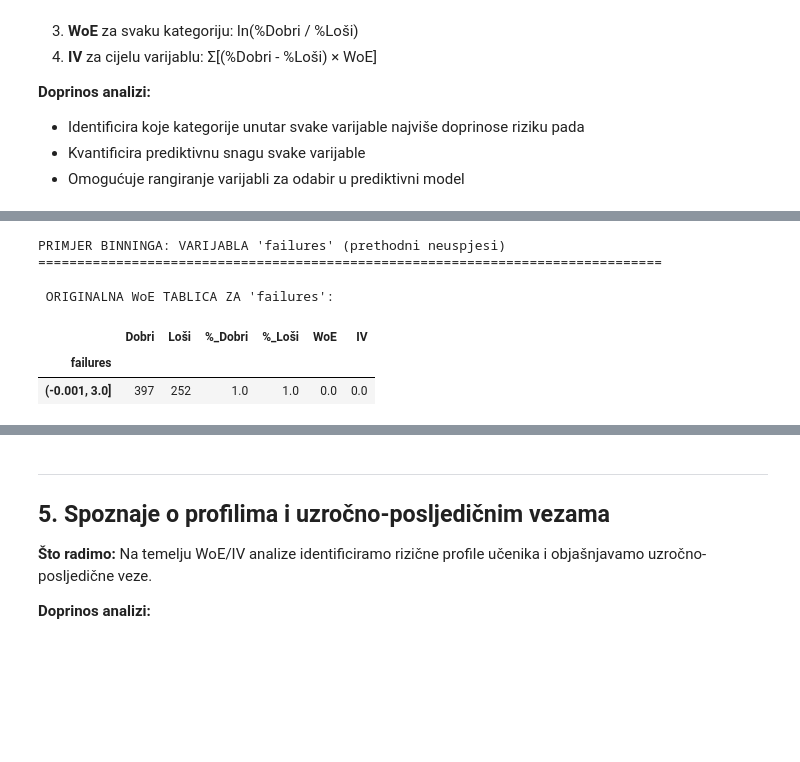
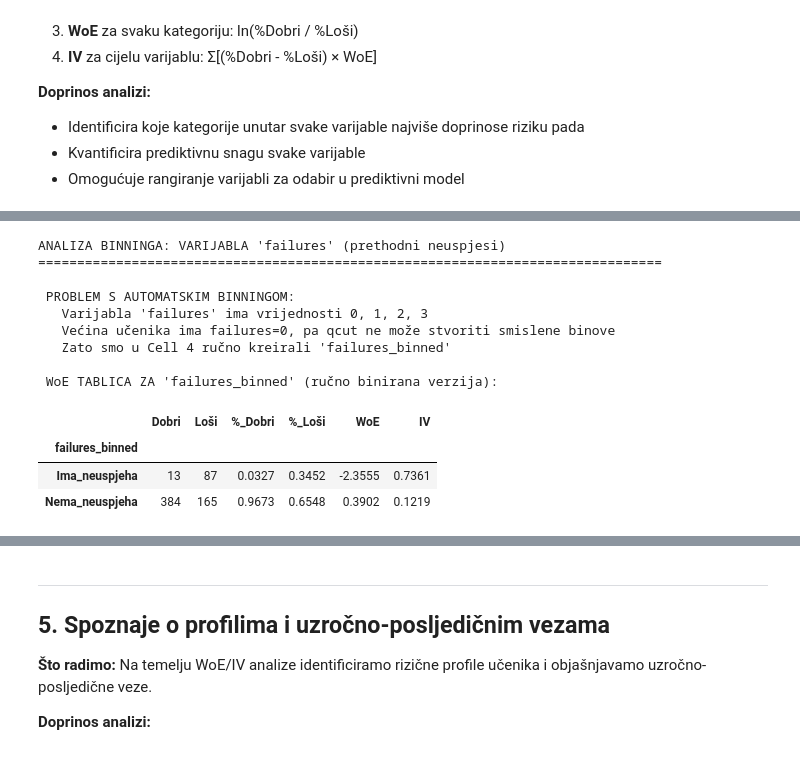
Before and after one commit to MDBossss/nosql, a Jupyter notebook: drugi/z3.ipynb, the cells around one changed output, grey strips where cells are left out. Drawn from its saved outputs; the diff is of its cells as text; code cells hidden in the pictures; blank space fills up the shorter version.

```diff
--- a/drugi/z3.ipynb
+++ b/drugi/z3.ipynb
@@ -410,51 +423,55 @@ DETALJNE WoE TABLICE ZA TOP 5 VARIJABLI
 - Bolji "signal-to-noise" ratio u varijablama
 # %%
 # Primjer binninga za varijablu 'failures' (prethodni neuspjesi)
-# Ova varijabla ima vrijednosti 0, 1, 2, 3 - grupiramo ih prema sličnim WoE vrijednostima
+# NAPOMENA: Ručni binning za 'failures' je već napravljen u Cell 4 kao 'failures_binned'
+# jer automatski qcut ne radi dobro za varijable s većinom jedne vrijednosti
 
-print("PRIMJER BINNINGA: VARIJABLA 'failures' (prethodni neuspjesi)")
+print("ANALIZA BINNINGA: VARIJABLA 'failures' (prethodni neuspjesi)")
 print("="*80)
 
-# Originalna WoE tablica za failures
-print("\n ORIGINALNA WoE TABLICA ZA 'failures':")
-if 'failures' in woe_tables:
-    display(woe_tables['failures'].round(4))
+print("\n PROBLEM S AUTOMATSKIM BINNINGOM:")
+print("   Varijabla 'failures' ima vrijednosti 0, 1, 2, 3")
+print("   Većina učenika ima failures=0, pa qcut ne može stvoriti smislene binove")
+print("   Zato smo u Cell 4 ručno kreirali 'failures_binned'\n")
+
+# WoE tablica za biniranu verziju (već izračunata u glavnoj petlji)
+print(" WoE TABLICA ZA 'failures_binned' (ručno binirana verzija):")
+if 'failures_binned' in woe_tables:
+    display(woe_tables['failures_binned'].round(4))
+    binned_iv = iv_df[iv_df['Varijabla'] == 'failures_binned']['IV'].values[0]
 else:
-    # Izračunaj ponovo ako nije u tablici
-    woe_df_failures, iv_failures = calculate_woe_iv(df, 'failures', 'target_G1', bins=4)
-    display(woe_df_failures.round(4))
+    # Ako nije u tablici, izračunaj
+    woe_grouped, binned_iv = calculate_woe_iv(df, 'failures_binned', 'target_G1')
+    display(woe_grouped.round(4))
 
-# Kreiraj nove grupe na temelju WoE analize
-# Logika: failures=0 ima pozitivan WoE (niži rizik), failures>=1 ima negativan WoE (viši rizik)
-print("\n ANALIZA ZA GRUPIRANJE:")
-print("   - failures=0: Pozitivan WoE → niski rizik")
-print("   - failures>=1: Negativan WoE → visoki rizik")
-print("   → Spajamo failures>=1 u jednu kategoriju 'Ima_neuspjeha'")
+print(f"\n REZULTAT RUČNOG BINNINGA:")
+print(f"   'failures_binned' IV = {binned_iv:.4f}")
+print(f"   Interpretacija: {get_iv_interpretation(binned_iv)}")
+print("\n   Ručni binning je omogućio ispravnu procjenu prediktivne snage!")
+print("   Bez binninga, automatski qcut bi dao IV ≈ 0 (lažno negativan rezultat)")
 
-# Kreiraj novu grupiranu varijablu
-df['failures_grouped'] = df['failures'].apply(lambda x: 'Nema_neuspjeha' if x == 0 else 'Ima_neuspjeha')
-
-# Izračunaj WoE i IV za novu grupiranu varijablu
-woe_grouped, iv_grouped = calculate_woe_iv(df, 'failures_grouped', 'target_G1')
-
-print(f"\n NOVA WoE TABLICA ZA 'failures_grouped':")
-display(woe_grouped.round(4))
-
-# Usporedba IV vrijednosti
-original_iv = iv_df[iv_df['Varijabla'] == 'failures']['IV'].values[0]
-print(f"\n USPOREDBA IV VRIJEDNOSTI:")
-print(f"   Originalni 'failures':    IV = {original_iv:.4f}")
-print(f"   Grupirani 'failures':     IV = {iv_grouped:.4f}")
-
-if iv_grouped > original_iv:
-    print("    Grupiranje je POBOLJŠALO prediktivnu snagu!")
-else:
-    print("    Grupiranje je smanjilo prediktivnu snagu - originalna podjela je bolja")
+# Vizualizacija
+if 'failures_binned' in woe_tables:
+    plt.figure(figsize=(8, 4))
+    woe_df = woe_tables['failures_binned']
+    colors = ['#d62728' if x < 0 else '#2ca02c' for x in woe_df['WoE'].values]
+    woe_df['WoE'].plot(kind='bar', color=colors, edgecolor='black')
+    plt.title(f"WoE za 'failures_binned' (IV = {binned_iv:.4f})", fontweight='bold')
+    plt.ylabel('Weight of Evidence')
+    plt.axhline(y=0, color='black', linestyle='--')
+    plt.tight_layout()
+    plt.show()
 # %% [output]
-PRIMJER BINNINGA: VARIJABLA 'failures' (prethodni neuspjesi)
+ANALIZA BINNINGA: VARIJABLA 'failures' (prethodni neuspjesi)
 ================================================================================
 
- ORIGINALNA WoE TABLICA ZA 'failures':
+ PROBLEM S AUTOMATSKIM BINNINGOM:
+   Varijabla 'failures' ima vrijednosti 0, 1, 2, 3
+   Većina učenika ima failures=0, pa qcut ne može stvoriti smislene binove
+   Zato smo u Cell 4 ručno kreirali 'failures_binned'
+
+ WoE TABLICA ZA 'failures_binned' (ručno binirana verzija):
 |  | Dobri | Loši | %_Dobri | %_Loši | WoE | IV |
-| failures |  |  |  |  |  |  |
-| (-0.001, 3.0] | 397 | 252 | 1.0 | 1.0 | 0.0 | 0.0 |
+| failures_binned |  |  |  |  |  |  |
+| Ima_neuspjeha | 13 | 87 | 0.0327 | 0.3452 | -2.3555 | 0.7361 |
+| Nema_neuspjeha | 384 | 165 | 0.9673 | 0.6548 | 0.3902 | 0.1219 |
```
Also changed, not shown: parts of 16 cells of this notebook, 3 other files.
